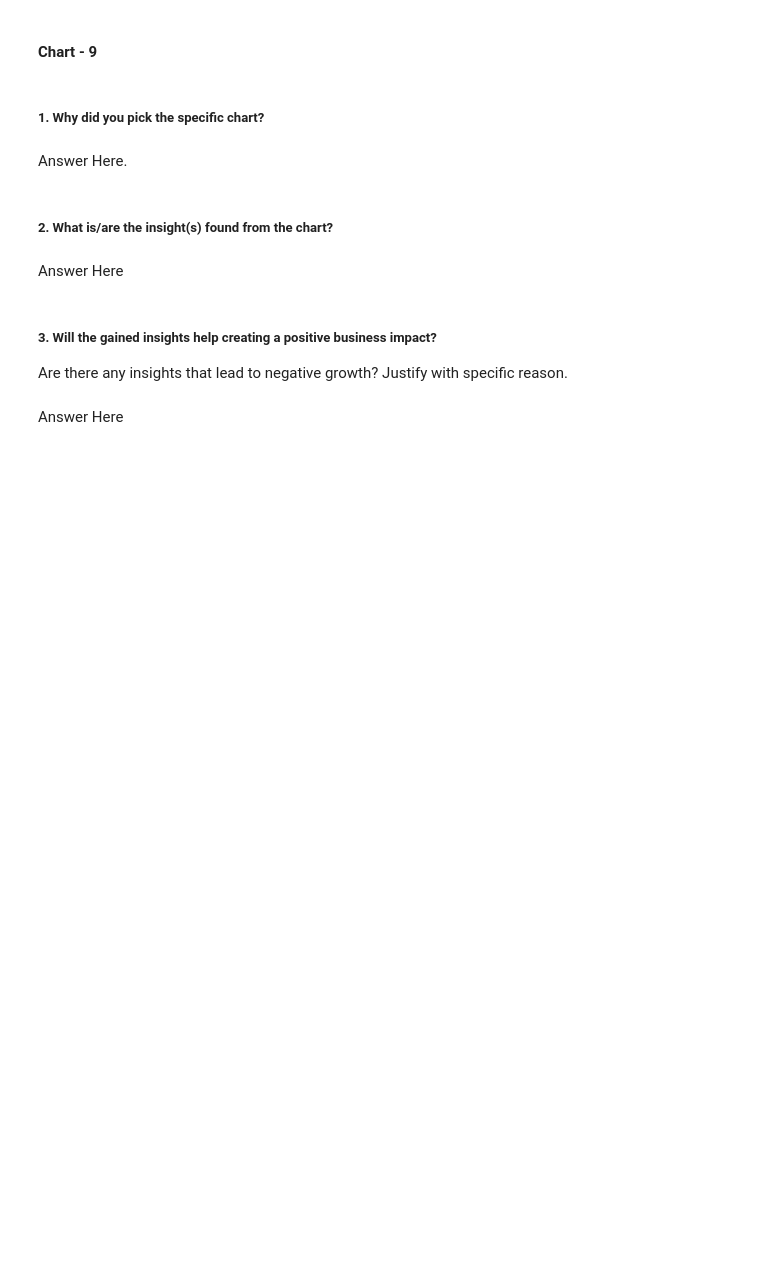
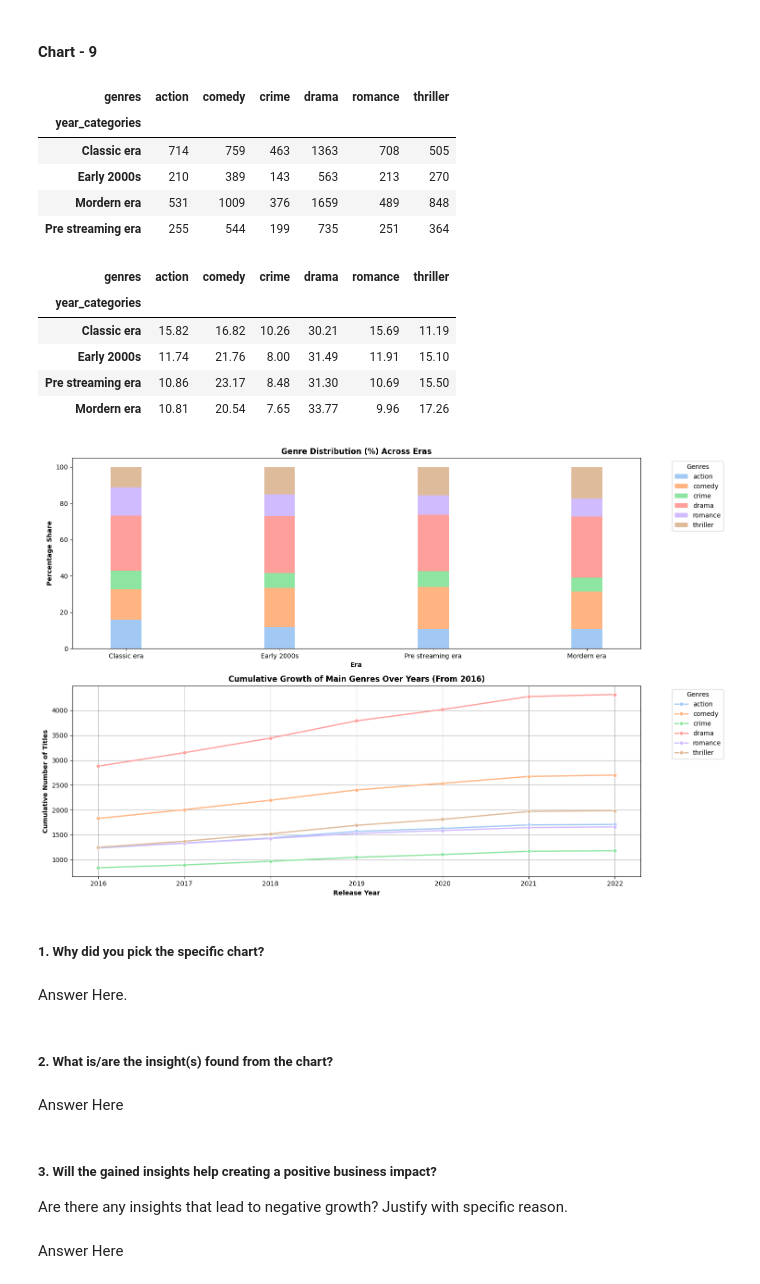
Before and after one commit to Giraj12/EDA--Capstone-Project, a Jupyter notebook: Amazon_Shows_EDA_.ipynb, the cells around one changed output. Drawn from its saved outputs; the diff is of its cells as text; code cells hidden in the pictures; blank space fills up the shorter version.

```diff
--- a/Amazon_Shows_EDA_.ipynb
+++ b/Amazon_Shows_EDA_.ipynb
@@ -1520,3 +1622,66 @@ Answer Here
+# %%
+# Chart - 9 visualization code
+# genre trends over time
+
+# since there are too many genres so i will focus on important genres only.
+# from previous plots found out that drama,comedy, action, thriller,crime and rommance are somehow important than other genres.
+# since there are too many years plotting it directly can clutter the graph which is diificult to interpret
+# therefore analysing genre distribution over each era
+main_genres_list=['drama', 'comedy', 'romance', 'action', 'thriller', 'crime']
+df_genres=df[df['genres'].isin(main_genres_list)]
+df_genres=df_genres.groupby(['year_categories', 'genres'])['id'].nunique().unstack(fill_value=0)
+display(df_genres)
+df_genres=df_genres.div(df_genres.sum(axis=1), axis=0)*100
+era_order = ['Classic era', 'Early 2000s', 'Pre streaming era', 'Mordern era']
+# Reindex to enforce order
+df_genres = df_genres.reindex(era_order)
+display(df_genres)
+
+
+
+# analysing cummulative growth for this main genres over the years(from the launch year 2016)
+df_genre_growth=df_new[df_new['genres'].isin(main_genres_list)]
+df_genre_growth=df_genre_growth.groupby(['release_year', 'genres'])['id'].nunique().reset_index()
+df_genre_growth.sort_values(by=['genres','release_year'], inplace=True, ignore_index=True)
+df_genre_growth['cummulative_sum']=df_genre_growth.groupby('genres')['id'].cumsum()
+
+pastel_palette = sns.color_palette("pastel")
+
+
+
+fig,ax=plt.subplots(2,1, figsize=(15,10))
+df_genres.plot(kind='bar', stacked=True,width=0.2, ax=ax[0], color=pastel_palette[:len(df_genres.columns)])
+ax[0].set_title('Genre Distribution (%) Across Eras', fontsize=12, fontweight='bold')
+ax[0].set_xlabel('Era', fontsize=10, fontweight='bold')
+ax[0].set_ylabel('Percentage Share', fontsize=10, fontweight='bold')
+ax[0].legend(title='Genres', bbox_to_anchor=(1.05, 1), loc='upper left')
+ax[0].tick_params(axis='x', rotation=0)
+
+
+sns.lineplot(data=df_genre_growth, x='release_year', y='cummulative_sum', hue='genres', ax=ax[1], marker='o', linewidth=2, palette=pastel_palette[:len(main_genres_list)])
+ax[1].set_title('Cumulative Growth of Main Genres Over Years (From 2016)', fontsize=12, fontweight='bold')
+ax[1].set_xlabel('Release Year', fontsize=10, fontweight='bold')
+ax[1].set_ylabel('Cumulative Number of Titles', fontsize=10, fontweight='bold')
+ax[1].legend(title='Genres', bbox_to_anchor=(1.05, 1), loc='upper left')
+ax[1].grid(True)
+
+
+plt.tight_layout()
+plt.show()
+# %% [output]
+| genres | action | comedy | crime | drama | romance | thriller |
+| year_categories |  |  |  |  |  |  |
+| Classic era | 714 | 759 | 463 | 1363 | 708 | 505 |
+| Early 2000s | 210 | 389 | 143 | 563 | 213 | 270 |
+| Mordern era | 531 | 1009 | 376 | 1659 | 489 | 848 |
+| Pre streaming era | 255 | 544 | 199 | 735 | 251 | 364 |
+| genres | action | comedy | crime | drama | romance | thriller |
+| year_categories |  |  |  |  |  |  |
+| Classic era | 15.82 | 16.82 | 10.26 | 30.21 | 15.69 | 11.19 |
+| Early 2000s | 11.74 | 21.76 | 8.00 | 31.49 | 11.91 | 15.10 |
+| Pre streaming era | 10.86 | 23.17 | 8.48 | 31.30 | 10.69 | 15.50 |
+| Mordern era | 10.81 | 20.54 | 7.65 | 33.77 | 9.96 | 17.26 |
+[figure, added]
 # %% [markdown]
 ##### 1. Why did you pick the specific chart?
 # %% [markdown]
```
Also changed, not shown: parts of 13 cells of this notebook.
